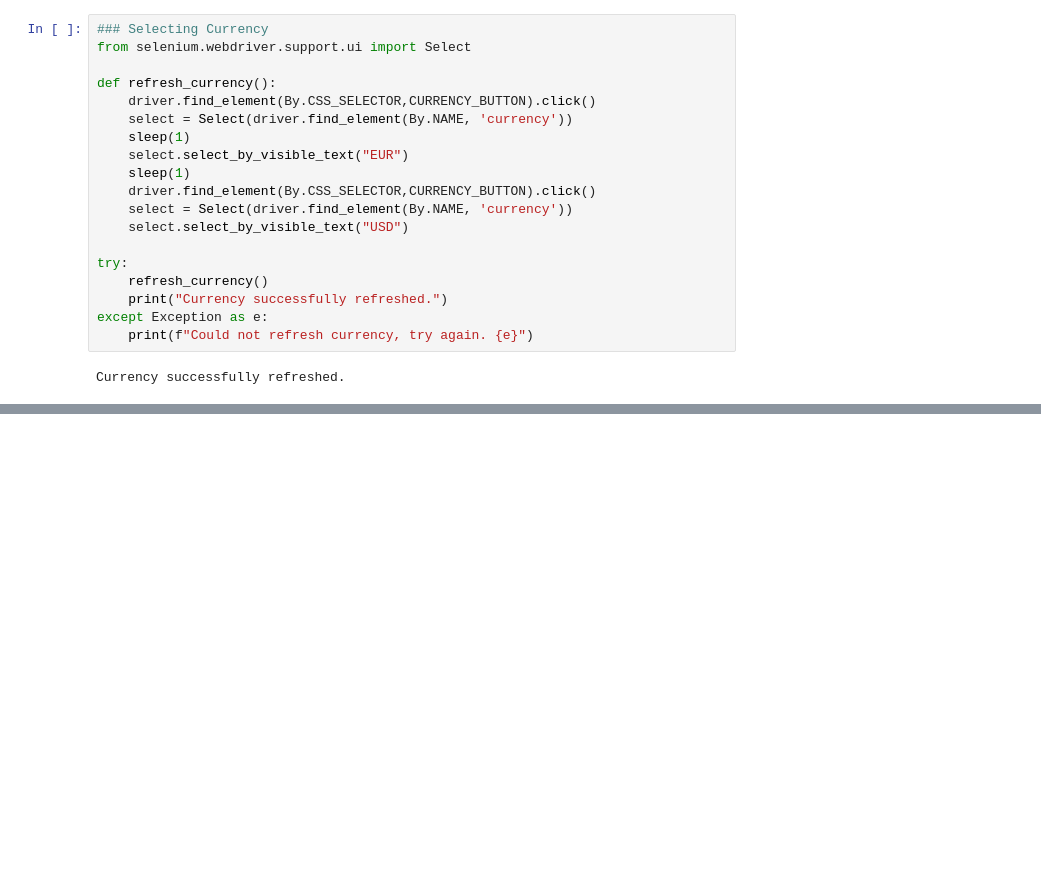
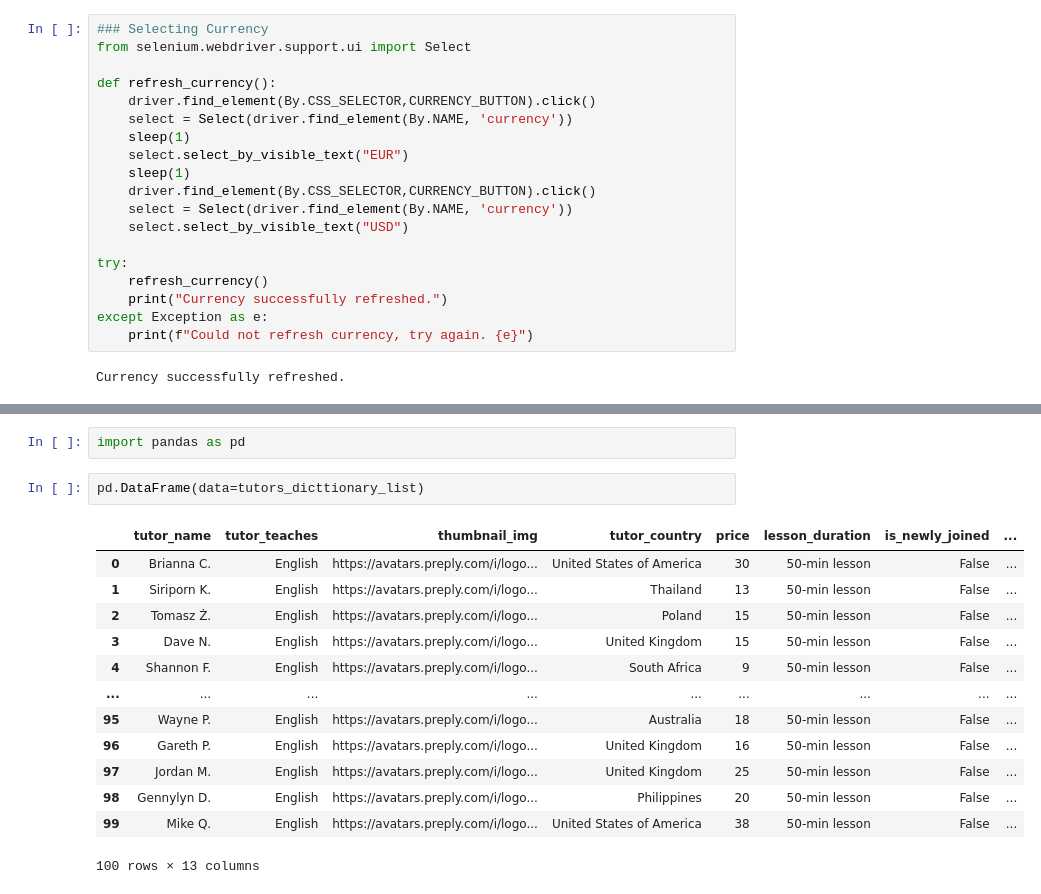
Before and after one commit to caiolauro/preply_web_scrapping, a Jupyter notebook: main.ipynb, the cells around one changed output, grey strips where cells are left out. Drawn from its saved outputs; the diff is of its cells as text; blank space fills up the shorter version.

```diff
--- a/main.ipynb
+++ b/main.ipynb
@@ -205,0 +223,18 @@ full_list.text.split("Speaks:")
+# %%
+import pandas as pd
+# %%
+pd.DataFrame(data=tutors_dicttionary_list)
+# %% [output]
+|  | tutor_name | tutor_teaches | thumbnail_img | tutor_country | price | lesson_duration | is_newly_joined | ... |
+| 0 | Brianna C. | English | https://avatars.preply.com/i/logo... | United States of America | 30 | 50-min lesson | False | ... |
+| 1 | Siriporn K. | English | https://avatars.preply.com/i/logo... | Thailand | 13 | 50-min lesson | False | ... |
+| 2 | Tomasz Ż. | English | https://avatars.preply.com/i/logo... | Poland | 15 | 50-min lesson | False | ... |
+| 3 | Dave N. | English | https://avatars.preply.com/i/logo... | United Kingdom | 15 | 50-min lesson | False | ... |
+| 4 | Shannon F. | English | https://avatars.preply.com/i/logo... | South Africa | 9 | 50-min lesson | False | ... |
+| ... | ... | ... | ... | ... | ... | ... | ... | ... |
+| 95 | Wayne P. | English | https://avatars.preply.com/i/logo... | Australia | 18 | 50-min lesson | False | ... |
+| 96 | Gareth P. | English | https://avatars.preply.com/i/logo... | United Kingdom | 16 | 50-min lesson | False | ... |
+| 97 | Jordan M. | English | https://avatars.preply.com/i/logo... | United Kingdom | 25 | 50-min lesson | False | ... |
+| 98 | Gennylyn D. | English | https://avatars.preply.com/i/logo... | Philippines | 20 | 50-min lesson | False | ... |
+| 99 | Mike Q. | English | https://avatars.preply.com/i/logo... | United States of America | 38 | 50-min lesson | False | ... |
+100 rows × 13 columns
```
Also changed, not shown: parts of 4 cells of this notebook.
